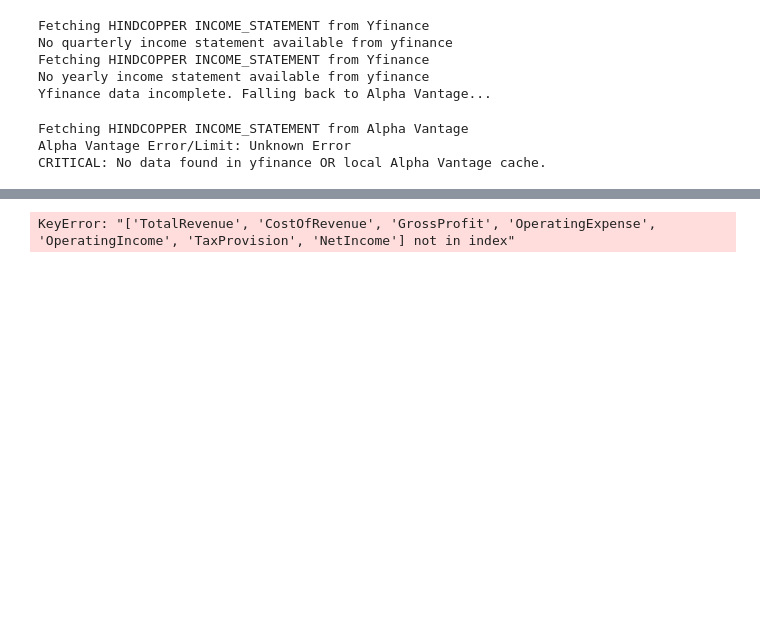
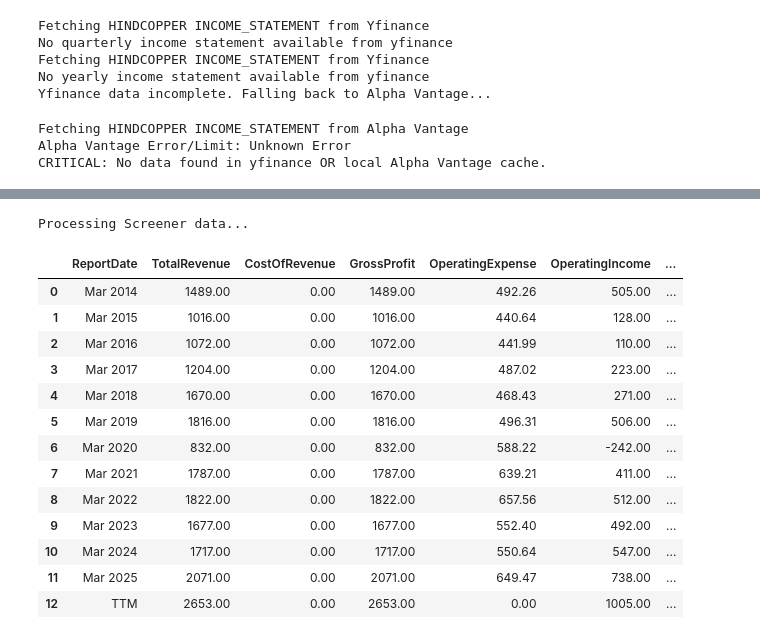
Before and after one commit to ashishmaharana188/financial_ETL_project, a Jupyter notebook: statementScrape.ipynb, the cells around one changed output, grey strips where cells are left out. Cells and saved outputs as stored; diff of their text form; code cells hidden in the pictures; blank space fills up the shorter version.

```diff
--- a/statementScrape.ipynb
+++ b/statementScrape.ipynb
@@ -353,13 +405,13 @@ alpha_to_ittelsons_col_map = {
 
 screener_to_ittelsons_col_map = {
     "Sales": "TotalRevenue",
-    "Expenses": "CostOfRevenue",
-    "grossProfit": "GrossProfit",
-    "operatingExpenses": "OperatingExpense",
-    "operatingIncome": "OperatingIncome",
-    "netInterestIncome": "NetInterestIncome",
-    "incomeTaxExpense": "TaxProvision",
-    "netIncome": "NetIncome",
+    "CostOfRevenue": "CostOfRevenue",
+    "GrossProfit": "GrossProfit",
+    "OperatingExpense": "OperatingExpense",
+    "Operating Profit": "OperatingIncome",
+    "NetInterestIncome": "NetInterestIncome",
+    "TaxProvision": "TaxProvision",
+    "Net Profit": "NetIncome",
 }
 
 ittelson_income_statement_columns = [
@@ -372,42 +424,67 @@ ittelson_income_statement_columns = [
     'TaxProvision',
     'NetIncome'
 ]
 
 if alpha_vantage:
     #rename av columns to uniform ittleson columns
     dfIncomeStatementQ = dfIncomeStatementQ.rename(columns=alpha_to_ittelsons_col_map)
     dfIncomeStatementY = dfIncomeStatementY.rename(columns=alpha_to_ittelsons_col_map)
     #Filter, reset and rename fisacalDate column, add ticker column, replace none and change data types from string to numeric
     clean_quarterly_income_statement = dfIncomeStatementQ.loc[:,ittelson_income_statement_columns]
     clean_quarterly_income_statement = clean_quarterly_income_statement.reset_index()
     clean_quarterly_income_statement = clean_quarterly_income_statement.rename(columns={'fiscalDateEnding': 'ReportDate'})
     clean_quarterly_income_statement.insert(1,'Ticker',tickerName.ticker)
     clean_quarterly_income_statement = clean_quarterly_income_statement.replace('None',np.nan)
     display(clean_quarterly_income_statement)
 
     clean_yearly_income_statement = dfIncomeStatementY.loc[:,ittelson_income_statement_columns]
     clean_yearly_income_statement = clean_yearly_income_statement.reset_index()
     clean_yearly_income_statement = clean_yearly_income_statement.rename(columns={'fiscalDateEnding': 'ReportDate'})
     clean_yearly_income_statement.insert(1,'Ticker',tickerName.ticker)
     clean_yearly_income_statement = clean_yearly_income_statement.replace('None',np.nan)
     display(clean_yearly_income_statement)
 
-else:
-    #filter yfinace dataframe with unifrom ittelson columns
-    clean_quarterly_income_statement = dfIncomeStatementQ.T.loc[:,ittelson_income_statement_columns]
-     #Filter, reset and rename index, add ticker column
+elif use_yfinance:
+    print("Processing Yfinance data...")
+    # Yfinance needs .T because metrics are the index, we want dates as the index
+    clean_quarterly_income_statement = dfIncomeStatementQ.T.loc[:, ittelson_income_statement_columns]
     clean_quarterly_income_statement = clean_quarterly_income_statement.reset_index()
     clean_quarterly_income_statement = clean_quarterly_income_statement.rename(columns={'index': 'ReportDate'})
-    clean_quarterly_income_statement.insert(1,'Ticker',tickerName.ticker)
-    display(clean_quarterly_income_statement)
 
-    clean_yearly_income_statement = dfIncomeStatementY.T.loc[:,ittelson_income_statement_columns]
+    clean_yearly_income_statement = dfIncomeStatementY.T.loc[:, ittelson_income_statement_columns]
     clean_yearly_income_statement = clean_yearly_income_statement.reset_index()
     clean_yearly_income_statement = clean_yearly_income_statement.rename(columns={'index': 'ReportDate'})
-    clean_yearly_income_statement.insert(1,'Ticker',tickerName.ticker)
     display(clean_yearly_income_statement)
+else:
+    print("Processing Screener data...")
+    # Screener also needs .T (transpose) to move dates from columns to rows
+    dfQ_T = dfIncomeStatementQ.T.rename(columns=screener_to_ittelsons_col_map)
+    dfY_T = dfIncomeStatementY.T.rename(columns=screener_to_ittelsons_col_map)
+
+    clean_quarterly_income_statement = dfQ_T.loc[:, ittelson_income_statement_columns]
+    clean_quarterly_income_statement = clean_quarterly_income_statement.reset_index()
+    clean_quarterly_income_statement = clean_quarterly_income_statement.rename(columns={'index': 'ReportDate'})
+
+    clean_yearly_income_statement = dfY_T.loc[:, ittelson_income_statement_columns]
+    clean_yearly_income_statement = clean_yearly_income_statement.reset_index()
+    clean_yearly_income_statement = clean_yearly_income_statement.rename(columns={'index': 'ReportDate'})
+    display(clean_yearly_income_statement)
 # %% [output]
-KeyError: "['TotalRevenue', 'CostOfRevenue', 'GrossProfit', 'OperatingExpense', 'OperatingIncome', 'TaxProvision', 'NetIncome'] not in index"
+Processing Screener data...
+|  | ReportDate | TotalRevenue | CostOfRevenue | GrossProfit | OperatingExpense | OperatingIncome | ... |
+| 0 | Mar 2014 | 1489.00 | 0.00 | 1489.00 | 492.26 | 505.00 | ... |
+| 1 | Mar 2015 | 1016.00 | 0.00 | 1016.00 | 440.64 | 128.00 | ... |
+| 2 | Mar 2016 | 1072.00 | 0.00 | 1072.00 | 441.99 | 110.00 | ... |
+| 3 | Mar 2017 | 1204.00 | 0.00 | 1204.00 | 487.02 | 223.00 | ... |
+| 4 | Mar 2018 | 1670.00 | 0.00 | 1670.00 | 468.43 | 271.00 | ... |
+| 5 | Mar 2019 | 1816.00 | 0.00 | 1816.00 | 496.31 | 506.00 | ... |
+| 6 | Mar 2020 | 832.00 | 0.00 | 832.00 | 588.22 | -242.00 | ... |
+| 7 | Mar 2021 | 1787.00 | 0.00 | 1787.00 | 639.21 | 411.00 | ... |
+| 8 | Mar 2022 | 1822.00 | 0.00 | 1822.00 | 657.56 | 512.00 | ... |
+| 9 | Mar 2023 | 1677.00 | 0.00 | 1677.00 | 552.40 | 492.00 | ... |
+| 10 | Mar 2024 | 1717.00 | 0.00 | 1717.00 | 550.64 | 547.00 | ... |
+| 11 | Mar 2025 | 2071.00 | 0.00 | 2071.00 | 649.47 | 738.00 | ... |
+| 12 | TTM | 2653.00 | 0.00 | 2653.00 | 0.00 | 1005.00 | ... |
 # %%
 
 metadata = MetaData(schema='public')
```
Also changed, not shown: parts of 4 cells of this notebook.
